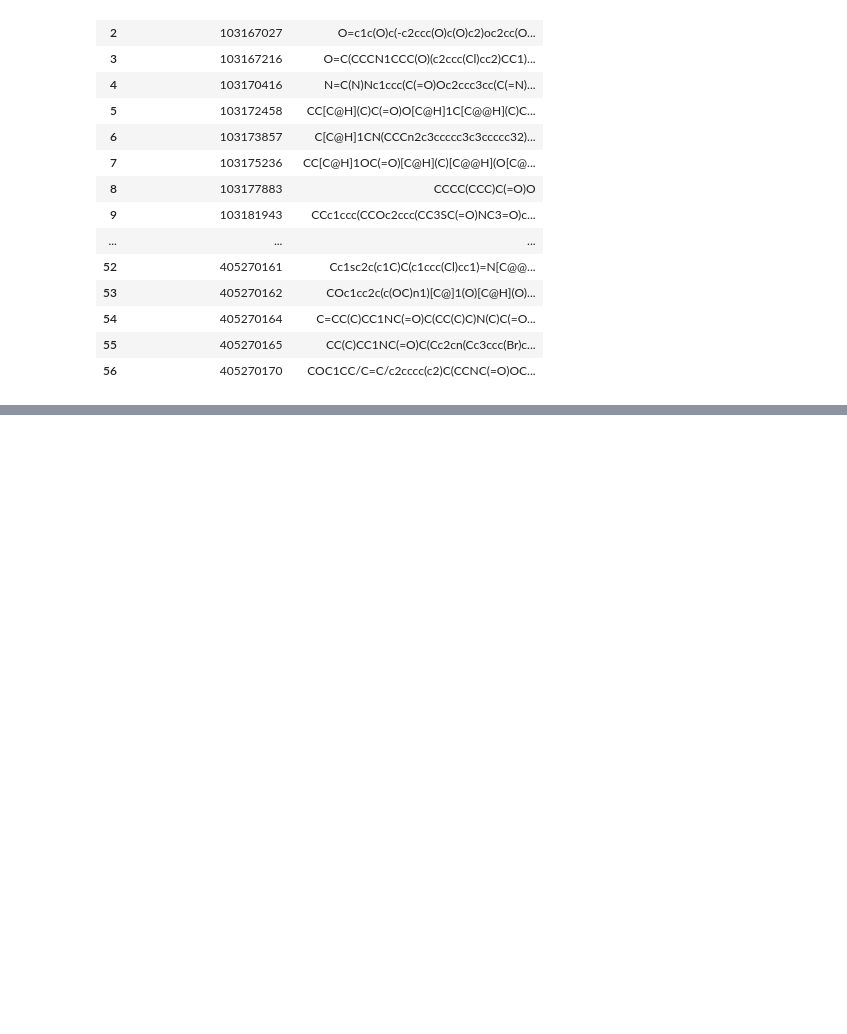
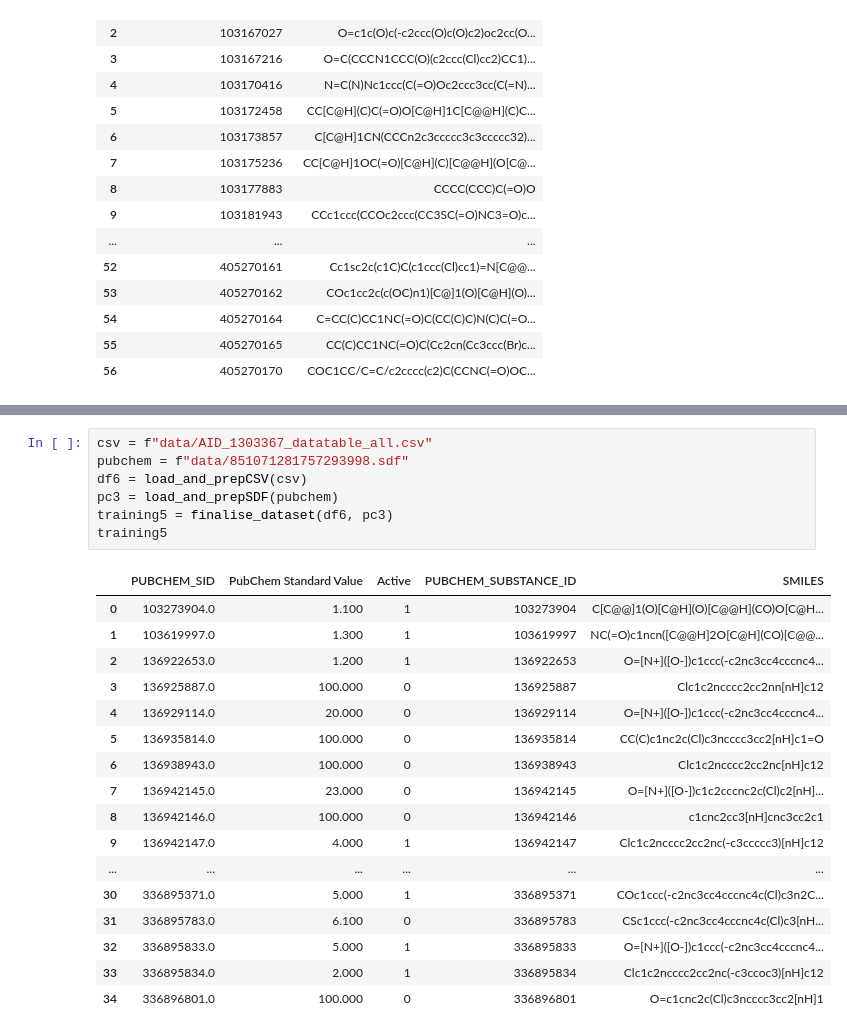
Before and after one commit to estherb-s/CovidGCN, a Jupyter notebook: CreateTrainingDataset.ipynb, the cells around one changed output, grey strips where cells are left out. Drawn from its saved outputs; the diff is of its cells as text; blank space fills up the shorter version.

```diff
--- a/CreateTrainingDataset.ipynb
+++ b/CreateTrainingDataset.ipynb
@@ -177,0 +295,25 @@ df2
+# %%
+csv = f"data/AID_1303367_datatable_all.csv"
+pubchem = f"data/851071281757293998.sdf"
+df6 = load_and_prepCSV(csv)
+pc3 = load_and_prepSDF(pubchem)
+training5 = finalise_dataset(df6, pc3)
+training5
+# %% [output]
+|  | PUBCHEM_SID | PubChem Standard Value | Active | PUBCHEM_SUBSTANCE_ID | SMILES |
+| 0 | 103273904.0 | 1.100 | 1 | 103273904 | C[C@@]1(O)[C@H](O)[C@@H](CO)O[C@H... |
+| 1 | 103619997.0 | 1.300 | 1 | 103619997 | NC(=O)c1ncn([C@@H]2O[C@H](CO)[C@@... |
+| 2 | 136922653.0 | 1.200 | 1 | 136922653 | O=[N+]([O-])c1ccc(-c2nc3cc4cccnc4... |
+| 3 | 136925887.0 | 100.000 | 0 | 136925887 | Clc1c2ncccc2cc2nn[nH]c12 |
+| 4 | 136929114.0 | 20.000 | 0 | 136929114 | O=[N+]([O-])c1ccc(-c2nc3cc4cccnc4... |
+| 5 | 136935814.0 | 100.000 | 0 | 136935814 | CC(C)c1nc2c(Cl)c3ncccc3cc2[nH]c1=O |
+| 6 | 136938943.0 | 100.000 | 0 | 136938943 | Clc1c2ncccc2cc2nc[nH]c12 |
+| 7 | 136942145.0 | 23.000 | 0 | 136942145 | O=[N+]([O-])c1c2cccnc2c(Cl)c2[nH]... |
+| 8 | 136942146.0 | 100.000 | 0 | 136942146 | c1cnc2cc3[nH]cnc3cc2c1 |
+| 9 | 136942147.0 | 4.000 | 1 | 136942147 | Clc1c2ncccc2cc2nc(-c3ccccc3)[nH]c12 |
+| ... | ... | ... | ... | ... | ... |
+| 30 | 336895371.0 | 5.000 | 1 | 336895371 | COc1ccc(-c2nc3cc4cccnc4c(Cl)c3n2C... |
+| 31 | 336895783.0 | 6.100 | 0 | 336895783 | CSc1ccc(-c2nc3cc4cccnc4c(Cl)c3[nH... |
+| 32 | 336895833.0 | 5.000 | 1 | 336895833 | O=[N+]([O-])c1ccc(-c2nc3cc4cccnc4... |
+| 33 | 336895834.0 | 2.000 | 1 | 336895834 | Clc1c2ncccc2cc2nc(-c3ccoc3)[nH]c12 |
+| 34 | 336896801.0 | 100.000 | 0 | 336896801 | O=c1cnc2c(Cl)c3ncccc3cc2[nH]1 |
```
Also changed, not shown: parts of 14 cells of this notebook, 2 other files.
